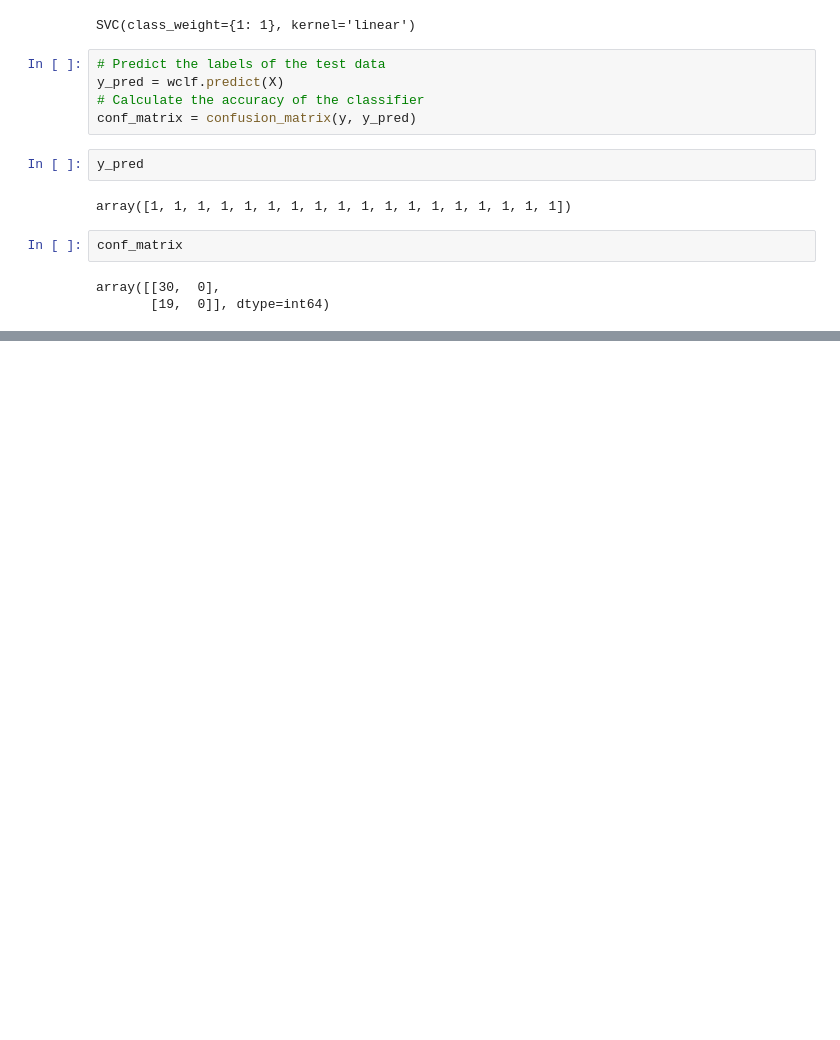
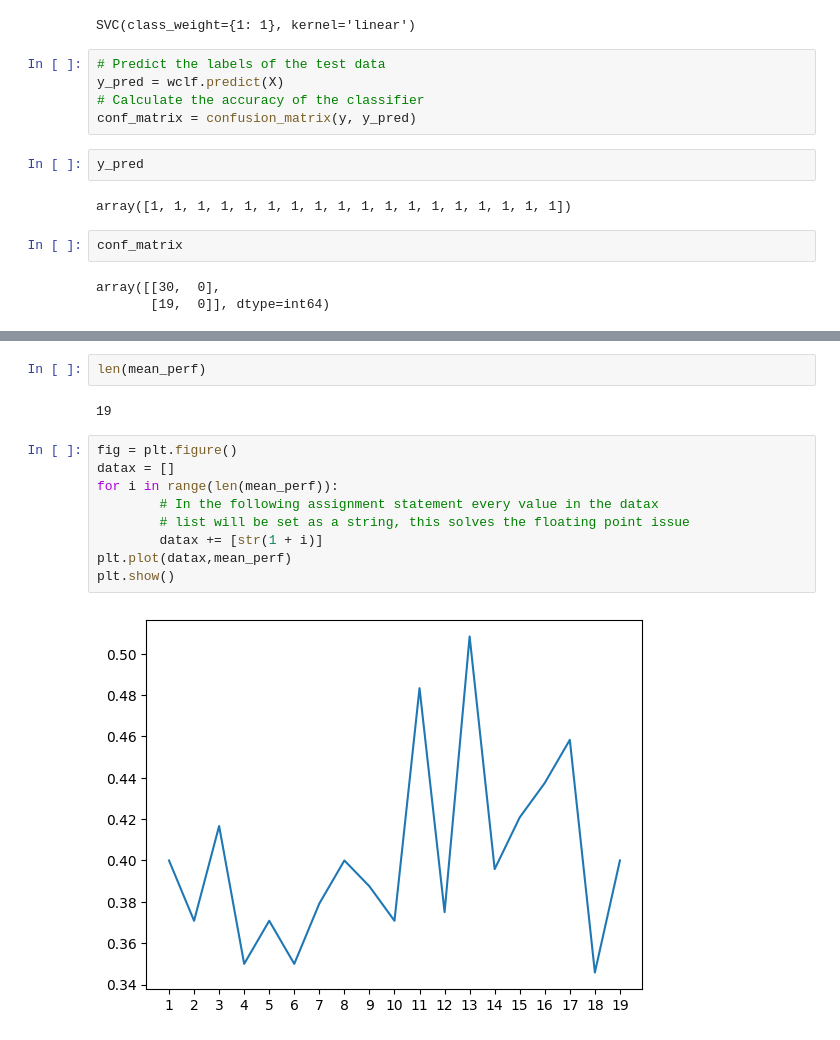
Before and after one commit to Mrwn-H/TNE, a Jupyter notebook: ML.ipynb, the cells around one changed output, grey strips where cells are left out. Cells and saved outputs as stored; diff of their text form; blank space fills up the shorter version.

```diff
--- a/ML.ipynb
+++ b/ML.ipynb
@@ -296,0 +312,15 @@ array([[30,  0],
+# %%
+len(mean_perf)
+# %% [output]
+19
+# %%
+fig = plt.figure()
+datax = []
+for i in range(len(mean_perf)):
+        # In the following assignment statement every value in the datax
+        # list will be set as a string, this solves the floating point issue
+        datax += [str(1 + i)]
+plt.plot(datax,mean_perf)
+plt.show()
+# %% [output]
+[figure, added]
```
Also changed, not shown: parts of 12 cells of this notebook, 2 other files.
